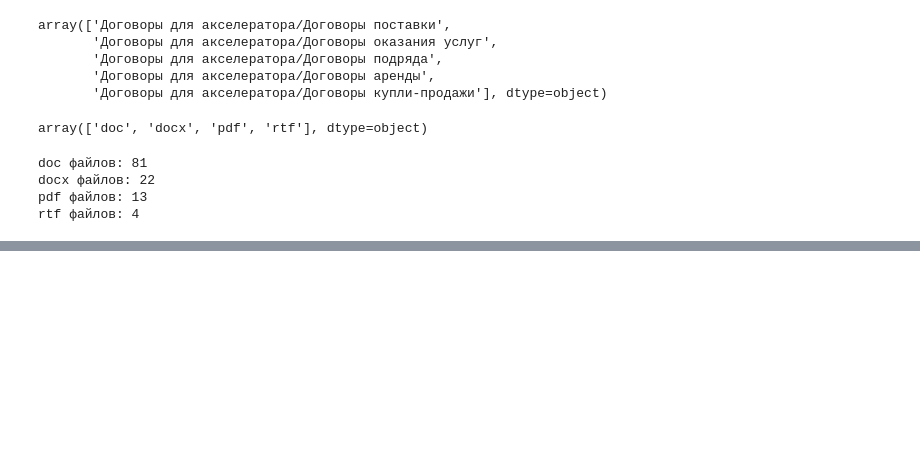
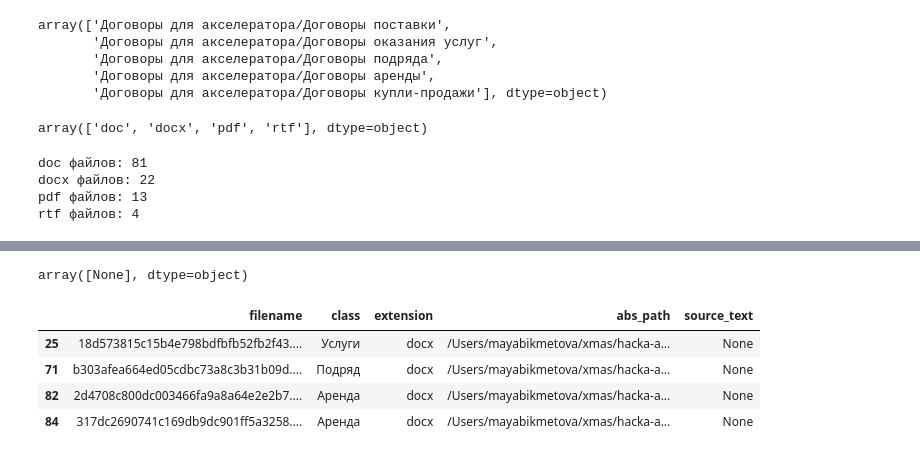
Before and after one commit to maya-ami/xmas, a Jupyter notebook: extract text.ipynb, the cells around one changed output, grey strips where cells are left out. Drawn from its saved outputs; the diff is of its cells as text; code cells hidden in the pictures; blank space fills up the shorter version.

```diff
--- a/extract text.ipynb
+++ b/extract text.ipynb
@@ -290,17 +298,28 @@ class FileTypeError(Exception):
 
 
 def extract_text(path):
+    """
+    Функция для выделения текста из документы. Допустимые типы файлов: doc, docx, pdf, rtf.
+
+    Параметры:
+        path: Путь к обрабатываемому файлу.
+    """
     func_dict = {'docx': text_from_docx, 'pdf': text_from_pdf, 'rtf': text_from_rtf}
 
-    filename = os.path.basename(path)
-    extension = filename.split('.')[1]
+    try:
+        filename = os.path.basename(path)
+        extension = filename.split('.')[1]
 
-    if extension not in ['doc', 'docx', 'pdf', 'rtf']:
-        raise FileTypeError
-    else:
-        text = func_dict[extension](path)
+        print('Обрабатывается файл ', path)
 
-        return text
+        if extension not in ['doc', 'docx', 'pdf', 'rtf']:
+            raise FileTypeError
+        else:
+            text = func_dict[extension](path)
+
+            return text
+    except Exception as e:
+        print(e)
 # %%
 # проверяем исключение
 extract_text('./hacka-aka-embedika/classes.json')
@@ -312,0 +359,4 @@ extract_text('./hacka-aka-embedika/docs/086ad48895d2a73854b6151decc28800.pdf')
+# %%
+%%time
+
+labels['source_text'] = labels['abs_path'].apply(extract_text)
@@ -312,0 +424,13 @@ extract_text('./hacka-aka-embedika/docs/086ad48895d2a73854b6151decc28800.pdf')
+# %%
+labels[labels['filename']=='18d573815c15b4e798bdfbfb52fb2f43.docx']['source_text'].values
+# %% [output]
+array([None], dtype=object)
+# %%
+# распознать текст битых доков позже
+labels[labels['source_text'].isin([None])]
+# %% [output]
+|  | filename | class | extension | abs_path | source_text |
+| 25 | 18d573815c15b4e798bdfbfb52fb2f43.... | Услуги | docx | /Users/mayabikmetova/xmas/hacka-a... | None |
+| 71 | b303afea664ed05cdbc73a8c3b31b09d.... | Подряд | docx | /Users/mayabikmetova/xmas/hacka-a... | None |
+| 82 | 2d4708c800dc003466fa9a8a64e2e2b7.... | Аренда | docx | /Users/mayabikmetova/xmas/hacka-a... | None |
+| 84 | 317dc2690741c169db9dc901ff5a3258.... | Аренда | docx | /Users/mayabikmetova/xmas/hacka-a... | None |
```
Also changed, not shown: parts of 15 cells of this notebook.
